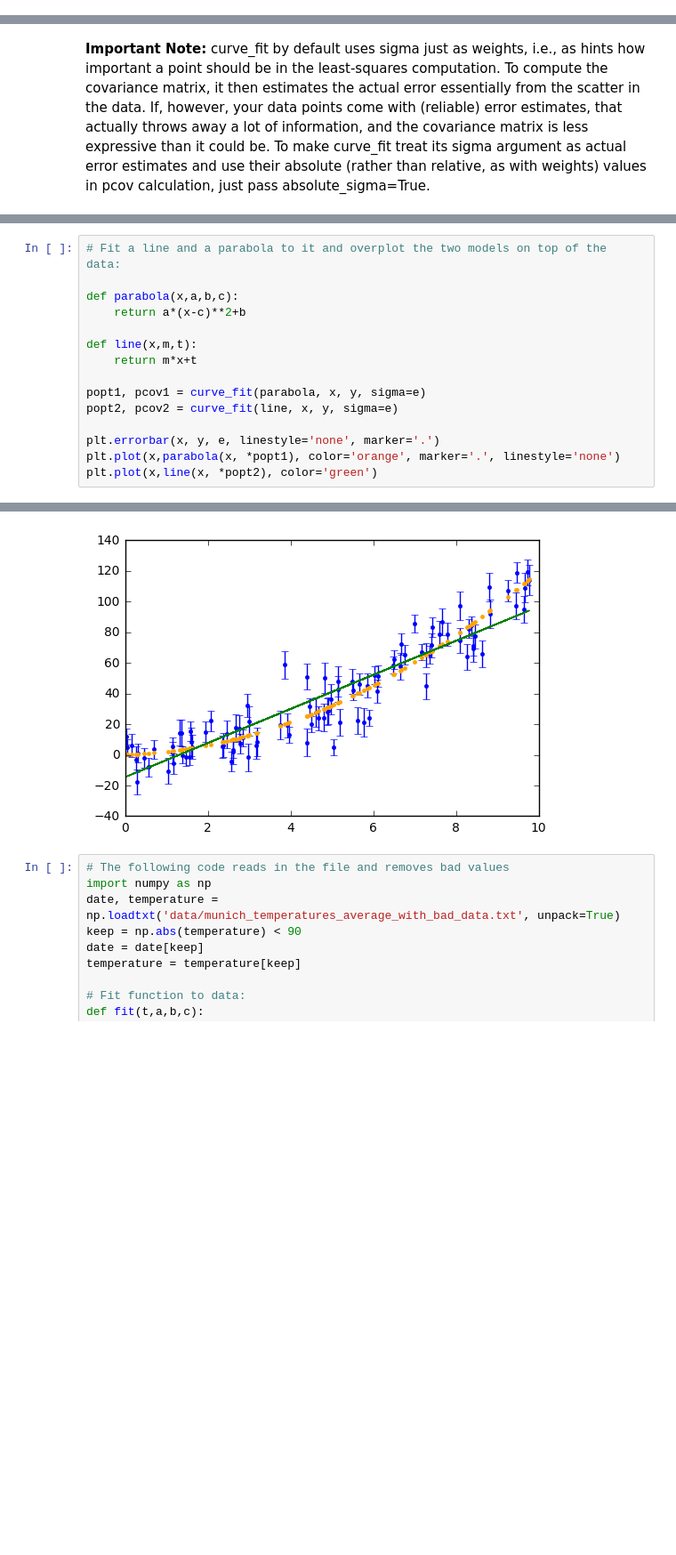
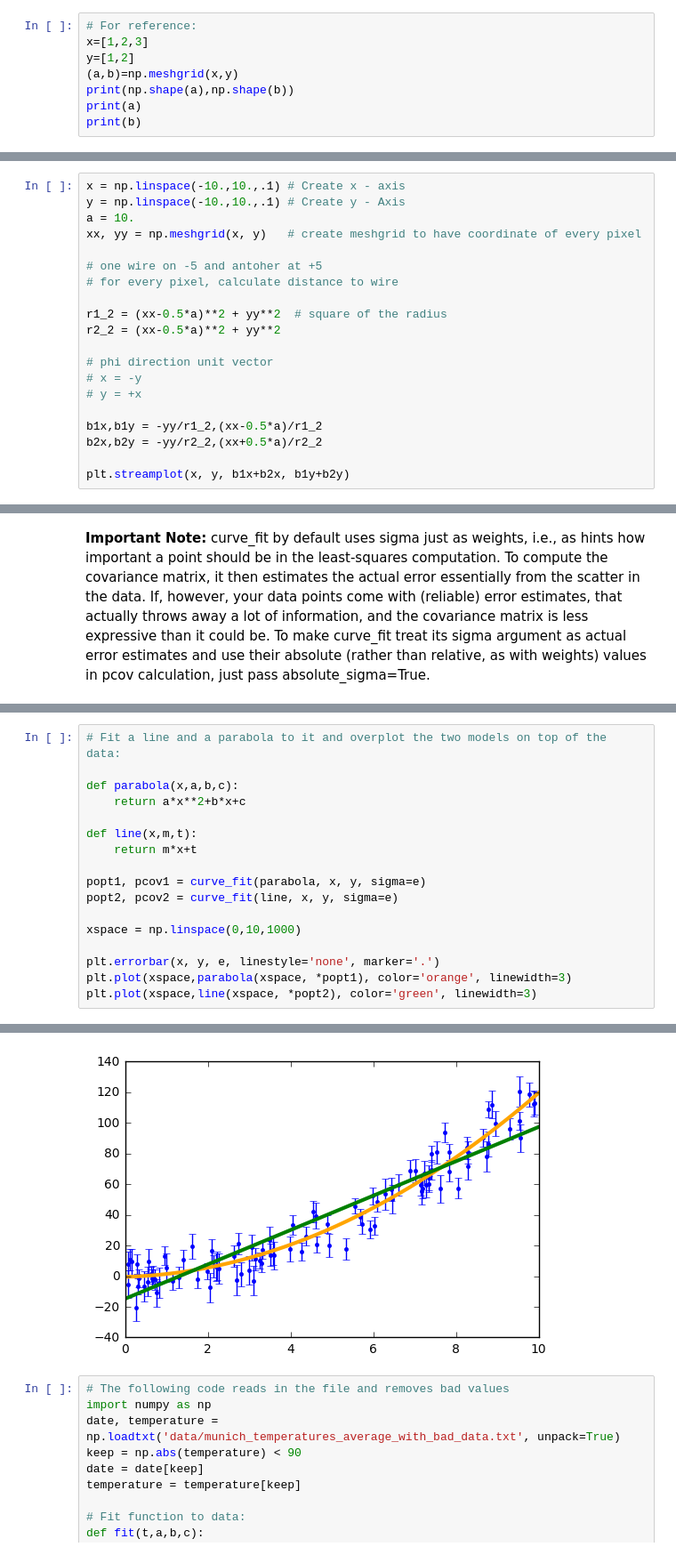
Before and after one commit to woskar/python-for-scientists, a Jupyter notebook: Python for Scientists - Lecture Notes.ipynb, the cells around one changed output, grey strips where cells are left out. Shown at 89% size. Drawn from its saved outputs; the diff is of its cells as text; blank space fills up the shorter version.

Commit message:
more plots added

```diff
--- a/Python for Scientists - Lecture Notes.ipynb
+++ b/Python for Scientists - Lecture Notes.ipynb
@@ -254,0 +285,8 @@ mean(l)
+# %%
+# For reference:
+x=[1,2,3]
+y=[1,2]
+(a,b)=np.meshgrid(x,y)
+print(np.shape(a),np.shape(b))
+print(a)
+print(b)
@@ -254,0 +306,20 @@ mean(l)
+# %%
+x = np.linspace(-10.,10.,.1) # Create x - axis
+y = np.linspace(-10.,10.,.1) # Create y - Axis
+a = 10.
+xx, yy = np.meshgrid(x, y)   # create meshgrid to have coordinate of every pixel
+
+# one wire on -5 and antoher at +5
+# for every pixel, calculate distance to wire
+
+r1_2 = (xx-0.5*a)**2 + yy**2  # square of the radius
+r2_2 = (xx-0.5*a)**2 + yy**2
+
+# phi direction unit vector
+# x = -y
+# y = +x
+
+b1x,b1y = -yy/r1_2,(xx-0.5*a)/r1_2
+b2x,b2y = -yy/r2_2,(xx+0.5*a)/r2_2
+
+plt.streamplot(x, y, b1x+b2x, b1y+b2y)
@@ -533,21 +686,23 @@ plt.errorbar(x,y,e, linestyle='none', marker='.')
 # %%
 # Fit a line and a parabola to it and overplot the two models on top of the data:
 
 def parabola(x,a,b,c):
-    return a*(x-c)**2+b
+    return a*x**2+b*x+c
 
 def line(x,m,t):
     return m*x+t
 
 popt1, pcov1 = curve_fit(parabola, x, y, sigma=e)
 popt2, pcov2 = curve_fit(line, x, y, sigma=e)
 
+xspace = np.linspace(0,10,1000)
+
 plt.errorbar(x, y, e, linestyle='none', marker='.')
-plt.plot(x,parabola(x, *popt1), color='orange', marker='.', linestyle='none')
-plt.plot(x,line(x, *popt2), color='green')
+plt.plot(xspace,parabola(xspace, *popt1), color='orange', linewidth=3)
+plt.plot(xspace,line(xspace, *popt2), color='green', linewidth=3)
 # %% [output]
 [<matplotlib.lines.Line2D at 0x...>]
-[figure, old version]
+[figure, new version]
 # %%
 # The following code reads in the file and removes bad values
 import numpy as np
```
Also changed, not shown: parts of 15 cells of this notebook.
